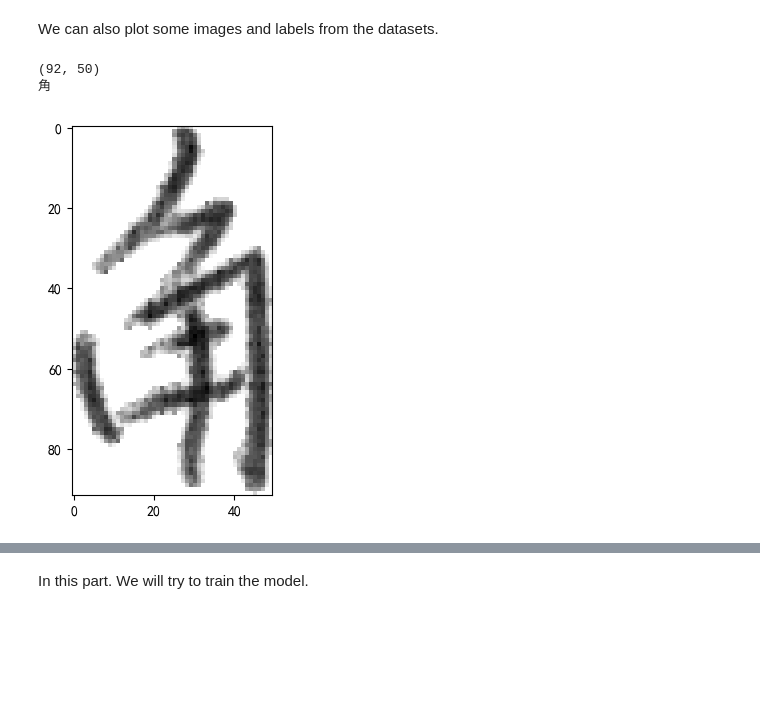
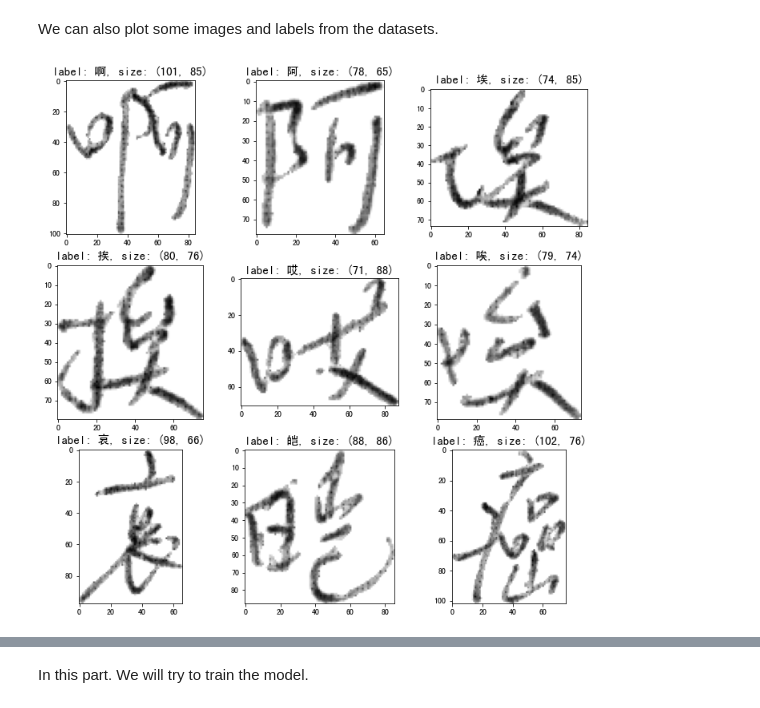
Before and after one commit to yubocai-poly/Chinese-character-OCR-with-CNN-and-EfficientNet, a Jupyter notebook: ocr.ipynb, the cells around one changed output, grey strips where cells are left out. Cells and saved outputs as stored; diff of their text form; code cells hidden in the pictures; blank space fills up the shorter version.

```diff
--- a/ocr.ipynb
+++ b/ocr.ipynb
@@ -84,19 +103,19 @@ train_mapped
 # %% [markdown]
 We can also plot some images and labels from the datasets.
 # %%
-# plot the image in the tfrecord
-def plot_img(ds, characters, num =1):
+# default_font = FontProperties()
+def plot_img(ds, characters, num =9):
+    plt.rcParams["font.sans-serif"]=["SimHei"] #Set font to avoid garbled characters
+    plt.rcParams["axes.unicode_minus"]=False # The same as above
+    ax, fig = plt.subplots(3, 3, figsize=(12, 12))
     for i, data in enumerate(ds.take(num)):
         img = data['image'].numpy()
-        print(img.shape)
+        label = data['label'].numpy()
+        fig[i//3][i%3].imshow(img, cmap='gray')
+        fig[i//3][i%3].set_title(f'label: {characters[label]}, size: {img.shape}', fontsize=15)
 
-        label = data['label'].numpy()
-        plt.imshow(img, cmap='gray')
-        print(characters[label])
-        plt.show()
-
-plot_img(train_ds, all_characters, num=1)
+    plt.show()
-# %% [output]
-(92, 50)
-角
-[figure, removed]
+# %%
+plot_img(train_ds, all_characters, num=9)
+# %% [output]
+[figure, added]
```
Also changed, not shown: parts of 16 cells of this notebook, 3 other files.
